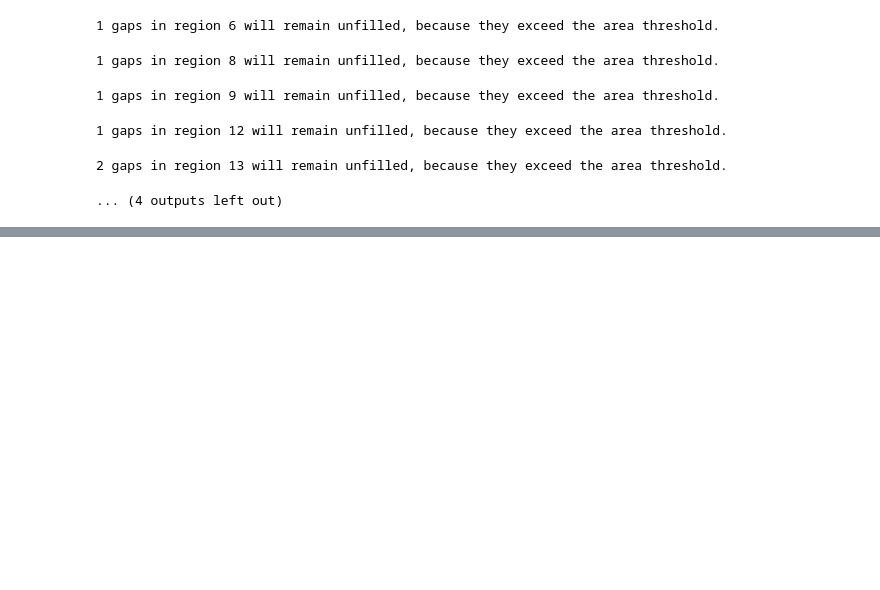
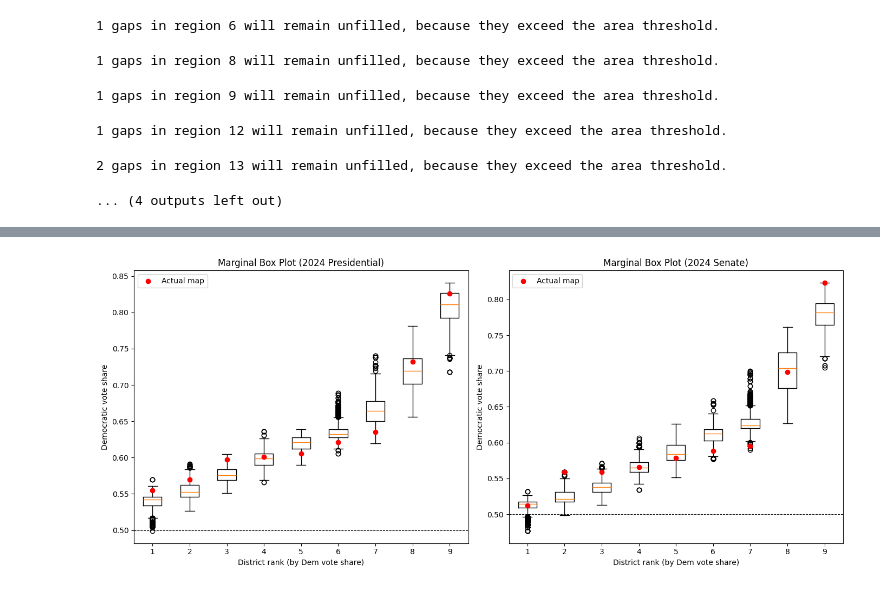
Before and after one commit to WeeWolfG/CS464-final-project, a Jupyter notebook: MAUP.ipynb, the cells around one changed output, grey strips where cells are left out. Saved outputs shown, nothing was run; the diff lists cells and outputs as text; code cells hidden in the pictures; blank space fills up the shorter version.

```diff
--- a/MAUP.ipynb
+++ b/MAUP.ipynb
@@ -258,0 +461,31 @@ print("cut edges from short run:", cutedge_ensemble)
+# %%
+import numpy as np
+
+fig, axes = plt.subplots(1, 2, figsize=(14, 6))
+num_districts = len(actual_margins1)
+
+# 2024 Presidential
+box_data1 = [[margins1[step][d] for step in range(len(margins1))] for d in range(num_districts)]
+axes[0].boxplot(box_data1, positions=range(1, num_districts + 1))
+axes[0].scatter(range(1, num_districts + 1), actual_margins1, color='red', zorder=5, label='Actual map')
+axes[0].axhline(0.5, color='black', linestyle='--', linewidth=0.8)
+axes[0].set_title("Marginal Box Plot (2024 Presidential)")
+axes[0].set_xlabel("District rank (by Dem vote share)")
+axes[0].set_ylabel("Democratic vote share")
+axes[0].legend()
+
+# 2024 Senate
+box_data2 = [[margins2[step][d] for step in range(len(margins2))] for d in range(num_districts)]
+axes[1].boxplot(box_data2, positions=range(1, num_districts + 1))
+axes[1].scatter(range(1, num_districts + 1), actual_margins2, color='red', zorder=5, label='Actual map')
+axes[1].axhline(0.5, color='black', linestyle='--', linewidth=0.8)
+axes[1].set_title("Marginal Box Plot (2024 Senate)")
+axes[1].set_xlabel("District rank (by Dem vote share)")
+axes[1].set_ylabel("Democratic vote share")
+axes[1].legend()
+
+plt.tight_layout()
+plt.savefig("marginal_boxplots.png", dpi=150)
+plt.show()
+# %% [output]
+[figure, added]
```
Also changed, not shown: parts of 13 cells of this notebook.
